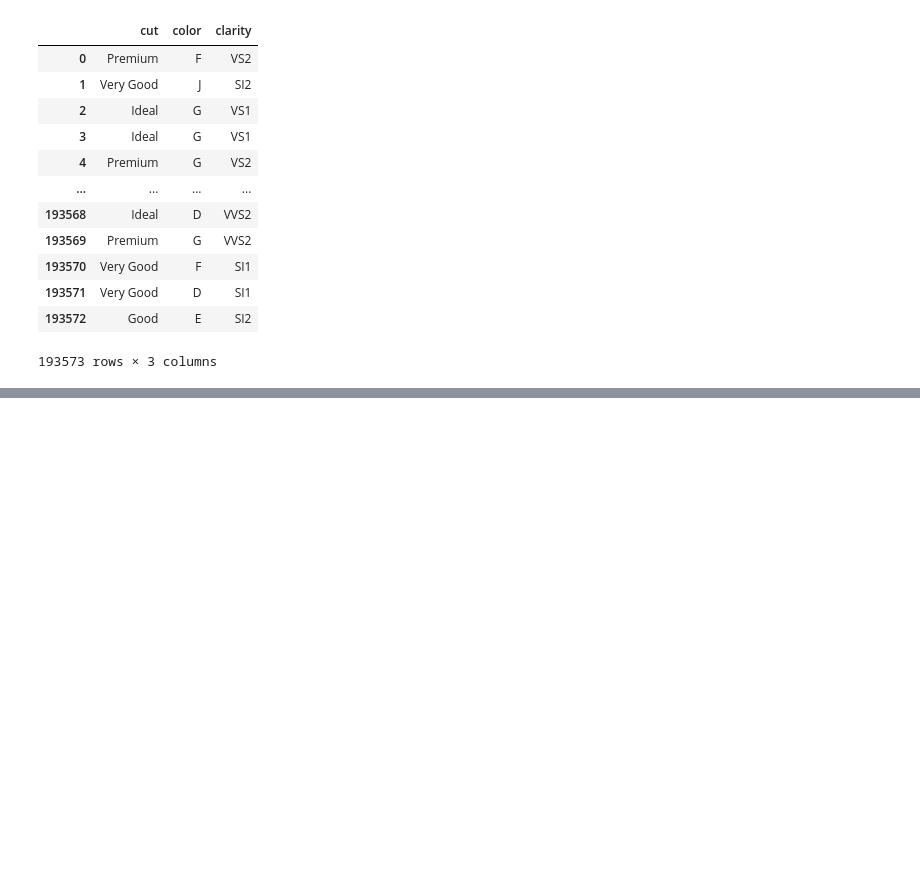
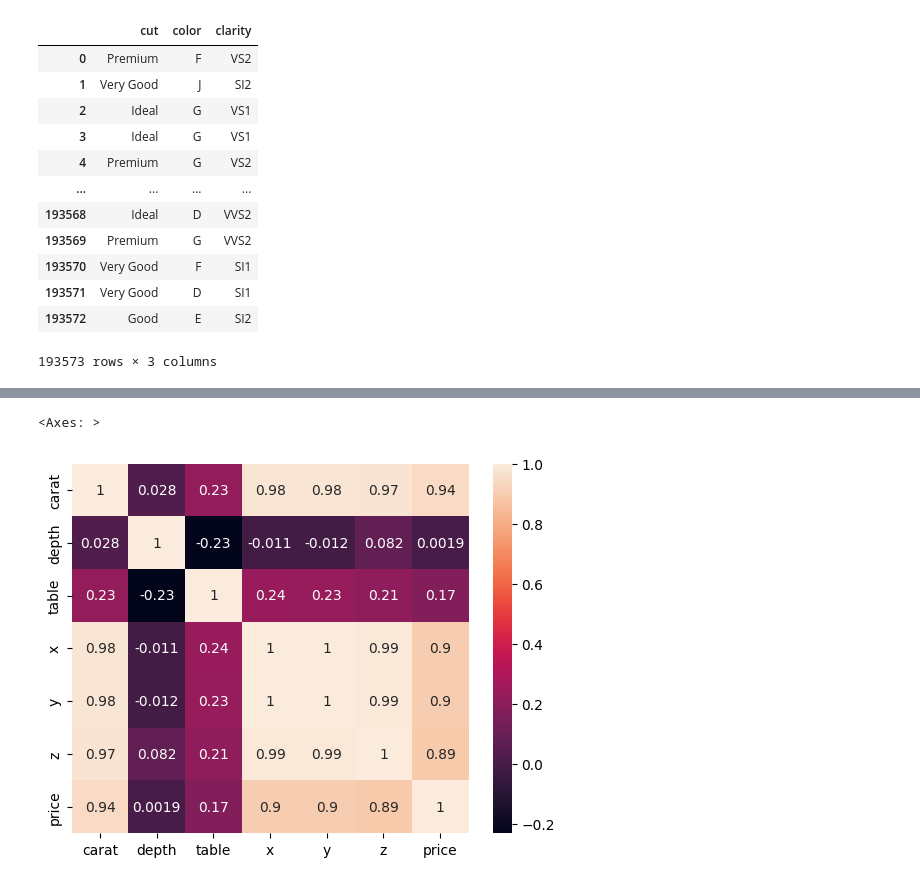
Before and after one commit to Dzone11/MLOps, a Jupyter notebook: experiment/experiments.ipynb, the cells around one changed output, grey strips where cells are left out. Saved outputs shown, nothing was run; the diff lists cells and outputs as text; code cells hidden in the pictures; blank space fills up the shorter version.

```diff
--- a/experiment/experiments.ipynb
+++ b/experiment/experiments.ipynb
@@ -158,0 +209,5 @@ data[cat_columns]
+# %%
+sns.heatmap(data[num_columns].corr(), annot=True)
+# %% [output]
+<Axes: >
+[figure, added]
```
Also changed, not shown: parts of 7 cells of this notebook, 1 other file.
